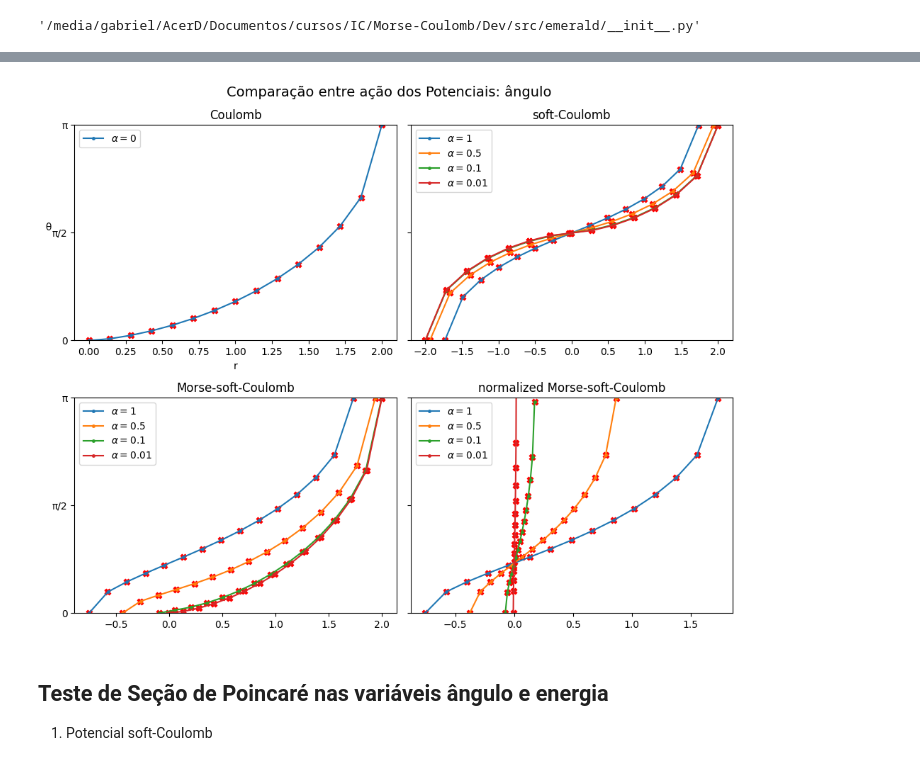
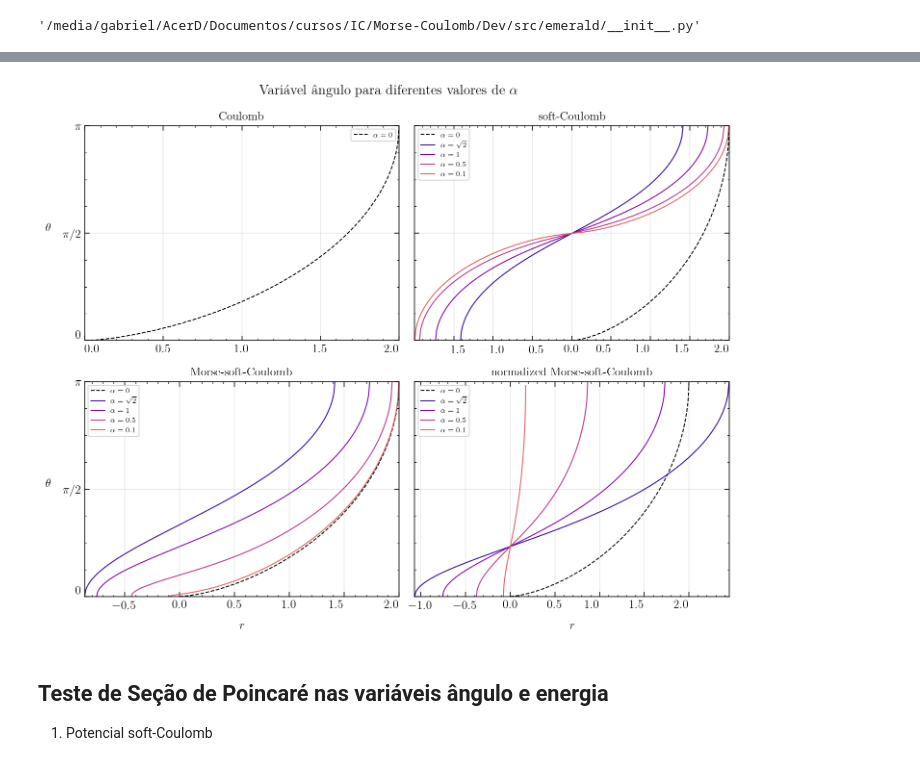
Before and after one commit to Gabriel-Amici/MorseCoulomb, a Jupyter notebook: notebooks/development/potential_comparison/potentials.ipynb, the cells around one changed output, grey strips where cells are left out. Drawn from its saved outputs; the diff is of its cells as text; code cells hidden in the pictures.

```diff
--- a/notebooks/development/potential_comparison/potentials.ipynb
+++ b/notebooks/development/potential_comparison/potentials.ipynb
@@ -15,3 +15,7 @@ emerald.__file__
 # %% [output]
 /media/gabriel/AcerD/Documentos/cursos/IC/Morse-Coulomb/Dev/.venv/bin/python
 '/media/gabriel/AcerD/Documentos/cursos/IC/Morse-Coulomb/Dev/src/emerald/__init__.py'
+# %%
+import numpy as np
+import matplotlib.pyplot as plt
+plt.style.use('plotstyle.mplstyle')
@@ -123,8 +191,7 @@ for E in E_array:
     phase_space = C_phase_space(E)
     axs[0, 0].plot(phase_space[:, 0], phase_space[:, 1], label=f'$E={E}$')
 axs[0, 0].set_title('Coulomb', fontsize=12)
-axs[0, 0].set_xlabel('r')
-axs[0, 0].set_ylabel('p', rotation=0)
+axs[0, 0].set_ylabel('$p$', rotation=0)
 axs[0, 0].legend()
 axs[0, 0].grid(alpha=0.3)
 
@@ -141,6 +208,8 @@ for E in E_array:
     phase_space = MsC_phase_space(alpha, E, rM=rM)
     axs[1, 0].plot(phase_space[:, 0], phase_space[:, 1], label=f'$E={E}$')
 axs[1, 0].set_title('Morse-soft-Coulomb', fontsize=12)
+axs[1, 0].set_xlabel('$r$')
+axs[1, 0].set_ylabel('$p$', rotation=0)
 axs[1, 0].legend()
 axs[1, 0].grid(alpha=0.3)
 
@@ -149,14 +218,17 @@ for E in E_array:
     phase_space = nMsC_phase_space(alpha, E, rM=rM)
     axs[1, 1].plot(phase_space[:, 0], phase_space[:, 1], label=f'$E={E}$')
 axs[1, 1].set_title('normalized Morse-soft-Coulomb', fontsize=12)
+axs[1, 1].set_xlabel('$r$')
 axs[1, 1].legend()
 axs[1, 1].grid(alpha=0.3)
 
 # Título
-fig.suptitle('Comparação entre Potenciais para $\\alpha = 0.1$', fontsize=14, y=0.98)
+fig.suptitle('Espaço de fase para $\\alpha = 0.1$', fontsize=14, y=0.98)
 
-plt.xlim(-7, 7)
+plt.xlim(-10, 10)
+plt.xticks(np.arange(-10, 15, 5))
 plt.ylim(-5, 5)
 plt.tight_layout()
+plt.savefig("Fig2b.pdf", bbox_inches="tight")
 plt.show()
 # %% [output]
@@ -226,7 +304,7 @@ from emerald.classical.normalized_msc_unperturbed import nMsC_angle, nMsC_positi
 fig, axs = plt.subplots(nrows=2, ncols=2, figsize=(10, 8), sharex=False, sharey=True)
 plt.subplots_adjust(wspace=0.3, hspace=0.4)
 
-alpha_array = [1, 0.5, 0.1, 0.01]
+alpha_array = [np.sqrt(2), 1, 0.5, 0.1]
 #E_range = np.linspace(-0.5, -0.05, 100)
 
 #rM = 12
@@ -234,17 +312,24 @@ alpha_array = [1, 0.5, 0.1, 0.01]
 E = -0.5
 
 # Subplot 1
-
+N = 250
 
 rm, rM = C_return_points(E)
-position_range = np.linspace(rm, rM, 15)
+position_range = np.linspace(rm, rM, N)
 angles = [C_angle(E, r) for r in position_range]
-positions = [C_position(ang, E, rm, rM) for ang in angles]
-axs[0, 0].scatter(positions, angles, marker="X", c="red")
-axs[0, 0].plot(position_range, angles, label=f'$\\alpha=0$', markersize=5, marker=".")
+for i in range(2):
+    for j in range(2):
+        axs[i, j].plot(position_range, angles, label=f'$\\alpha=0$', ls='dashed', c='black')
+        axs[i, j].get_xticklabels()[0].set_horizontalalignment("right")
+        axs[i, j].grid(alpha=0.3)
+
+axs[0, 0].get_xticklabels()[-1].set_horizontalalignment("right")
+axs[0, 0].get_xticklabels()[0].set_horizontalalignment("left")
 axs[0, 0].set_title('Coulomb', fontsize=12)
-axs[0, 0].set_xlabel('r')
-axs[0, 0].set_ylabel('θ', rotation=0)
+axs[0, 0].set_ylabel('$\\theta$', rotation=0, labelpad=15)
+axs[0, 0].set_xticks(np.arange(0, 2.5, 0.5))
+axs[0, 0].get_yticklabels()[-1].set_verticalalignment("top")
+axs[0, 0].get_yticklabels()[0].set_verticalalignment("bottom")
 axs[0, 0].legend()
 
 
@@ -252,48 +337,48 @@ axs[0, 0].legend()
 for alpha in alpha_array:
     rm, rM = sC_return_points(alpha, E)
     freq = sC_angular_frequency(alpha, E)
-    position_range = np.linspace(rm, rM, 15)
+    position_range = np.linspace(rm, rM, N)
     angles = [sC_angle(alpha, E, r, freq) for r in position_range]
-    positions = sC_position(angles, alpha, E, 100)
-    axs[0, 1].scatter(positions, angles, marker="X", c="red")
-    axs[0, 1].plot(position_range, angles, label=f'$\\alpha={alpha}$', markersize=5, marker=".")
+    axs[0, 1].plot(position_range, angles, label=f'$\\alpha={alpha if alpha != np.sqrt(2) else r"\sqrt{2}"}$')
 axs[0, 1].set_title('soft-Coulomb', fontsize=12)
 axs[0, 1].legend()
 
 # Subplot 3
 for alpha in alpha_array:
     rm, rM = MsC_return_points(alpha, E)
     freq = MsC_angular_frequency(alpha, E)
-    position_range = np.linspace(rm, rM, 15)
+    position_range = np.linspace(rm, rM, N)
     angles = [MsC_angle(alpha, E, r, freq) for r in position_range]
-    positions = MsC_position(angles, alpha, E, 100)
-    axs[1, 0].scatter(positions, angles, marker="X", c="red")
-    axs[1, 0].plot(position_range, angles, label=f'$\\alpha={alpha}$', markersize=5, marker=".")
+    axs[1, 0].plot(position_range, angles, label=f'$\\alpha={alpha if alpha != np.sqrt(2) else r"\sqrt{2}"}$')
+axs[1, 0].set_ylabel('$\\theta$', rotation = 0, labelpad=15)
+axs[1, 0].set_xlabel('$r$', labelpad=10)
+axs[1, 0].get_yticklabels()[-1].set_verticalalignment("top")
+axs[1, 0].get_yticklabels()[0].set_verticalalignment("bottom")
 axs[1, 0].set_title('Morse-soft-Coulomb', fontsize=12)
 axs[1, 0].legend()
 
 # Subplot 4
 for alpha in alpha_array:
     rm, rM = nMsC_return_points(alpha, E)
     freq = nMsC_angular_frequency(alpha, E)
-    position_range = np.linspace(rm, rM, 15)
+    position_range = np.linspace(rm, rM, N)
     angles = [nMsC_angle(alpha, E, r, freq) for r in position_range]
-    positions = nMsC_position(angles, alpha, E, 100)
-    axs[1, 1].scatter(positions, angles, marker="X", c="red")
-    axs[1, 1].plot(position_range, angles, label=f'$\\alpha={alpha}$', markersize=5, marker=".")
+    axs[1, 1].plot(position_range, angles, label=f'$\\alpha={alpha if alpha != np.sqrt(2) else r"\sqrt{2}"}$')
+axs[1, 1].set_xlabel('$r$', labelpad=10)
 axs[1, 1].set_title('normalized Morse-soft-Coulomb', fontsize=12)
 axs[1, 1].legend()
 
 # Título
-fig.suptitle('Comparação entre ação dos Potenciais: ângulo', fontsize=14, y=0.98)
+fig.suptitle(r'Variável ângulo para diferentes valores de $\alpha$', fontsize=14, y=0.98)
 
 #plt.xlim(-0.5, -0.1)
 plt.ylim(0, np.pi)
-plt.yticks( [0, np.pi/2, np.pi], ['0', 'π/2', 'π'] )
+plt.yticks( [0, np.pi/2, np.pi], ['$0$', '$\\pi/2$', '$\\pi$'] )
 plt.tight_layout()
+plt.savefig("Fig4.pdf", bbox_inches="tight")
 plt.show()
 # %% [output]
-[figure, old version]
+[figure, new version]
 # %% [markdown]
 ## Teste de Seção de Poincaré nas variáveis ângulo e energia
 1. Potencial soft-Coulomb
```
Also changed, not shown: parts of 7 cells of this notebook, 4 other files.
